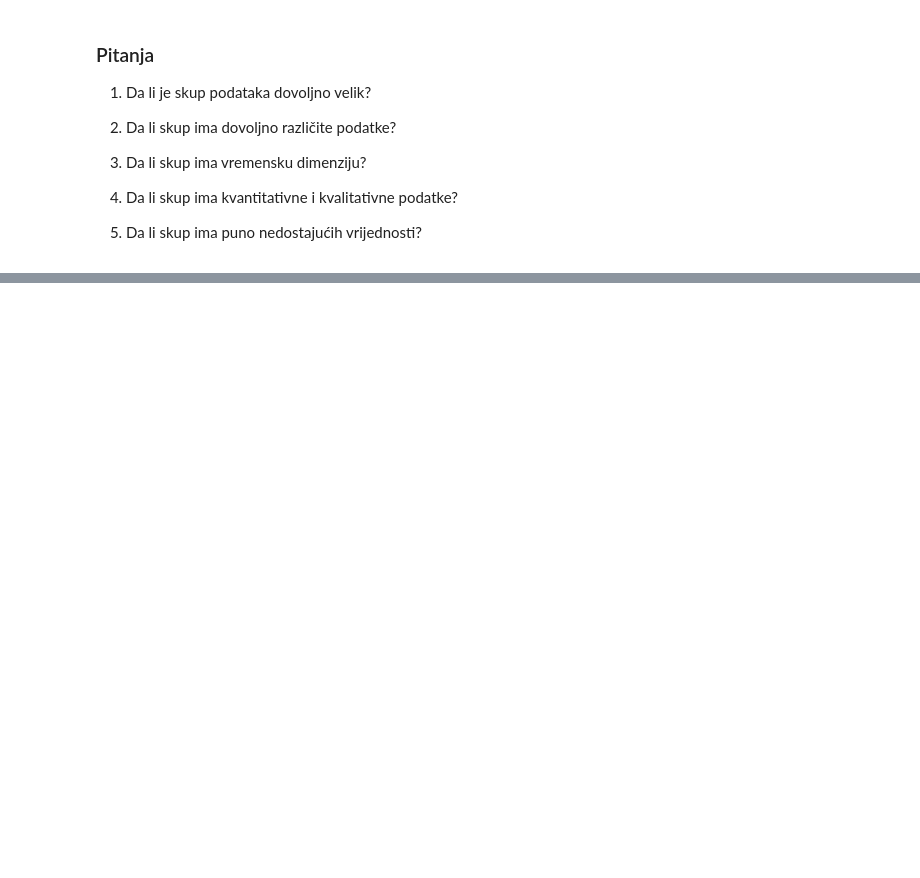
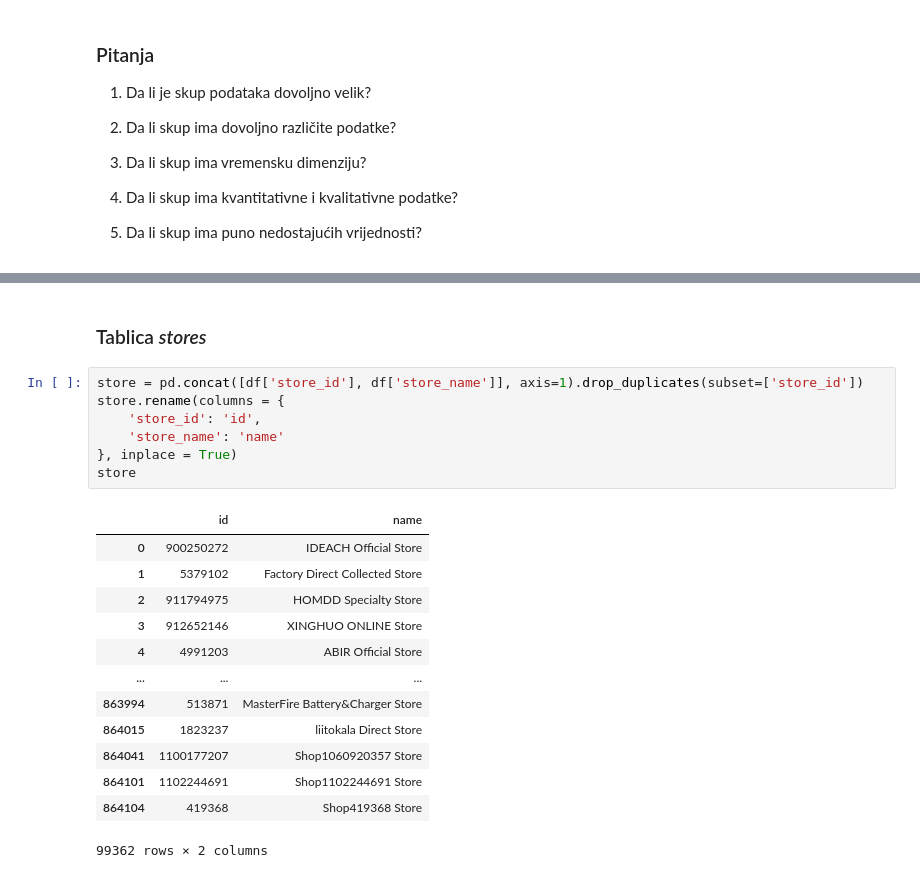
Before and after one commit to alanbubalo/spi-projekt, a Jupyter notebook: project.ipynb, the cells around one changed output, grey strips where cells are left out. Saved outputs shown, nothing was run; the diff lists cells and outputs as text; blank space fills up the shorter version.

```diff
--- a/project.ipynb
+++ b/project.ipynb
@@ -84,0 +253,23 @@ value_counts
+# %% [markdown]
+### Tablica *stores*
+# %%
+store = pd.concat([df['store_id'], df['store_name']], axis=1).drop_duplicates(subset=['store_id'])
+store.rename(columns = {
+    'store_id': 'id',
+    'store_name': 'name'
+}, inplace = True)
+store
+# %% [output]
+|  | id | name |
+| 0 | 900250272 | IDEACH Official Store |
+| 1 | 5379102 | Factory Direct Collected Store |
+| 2 | 911794975 | HOMDD Specialty Store |
+| 3 | 912652146 | XINGHUO ONLINE Store |
+| 4 | 4991203 | ABIR Official Store |
+| ... | ... | ... |
+| 863994 | 513871 | MasterFire Battery&Charger Store |
+| 864015 | 1823237 | liitokala Direct Store |
+| 864041 | 1100177207 | Shop1060920357 Store |
+| 864101 | 1102244691 | Shop1102244691 Store |
+| 864104 | 419368 | Shop419368 Store |
+99362 rows × 2 columns
```
Also changed, not shown: parts of 25 cells of this notebook, 1 other file.
